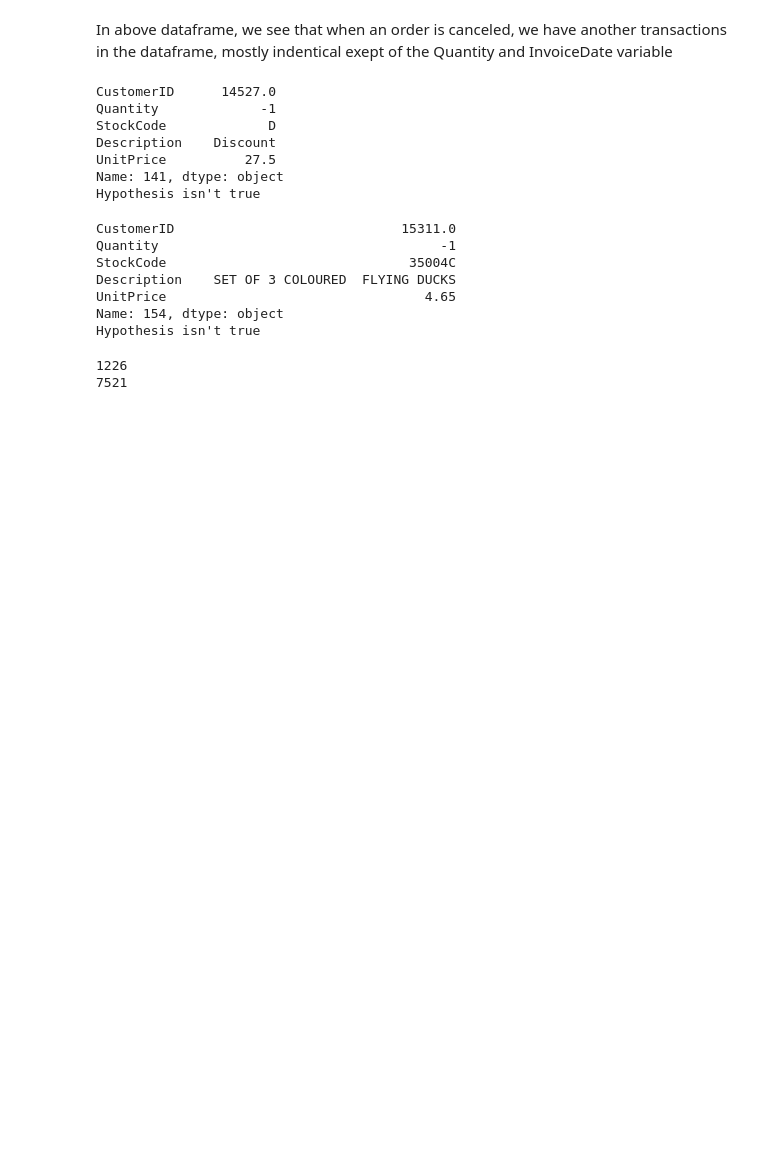
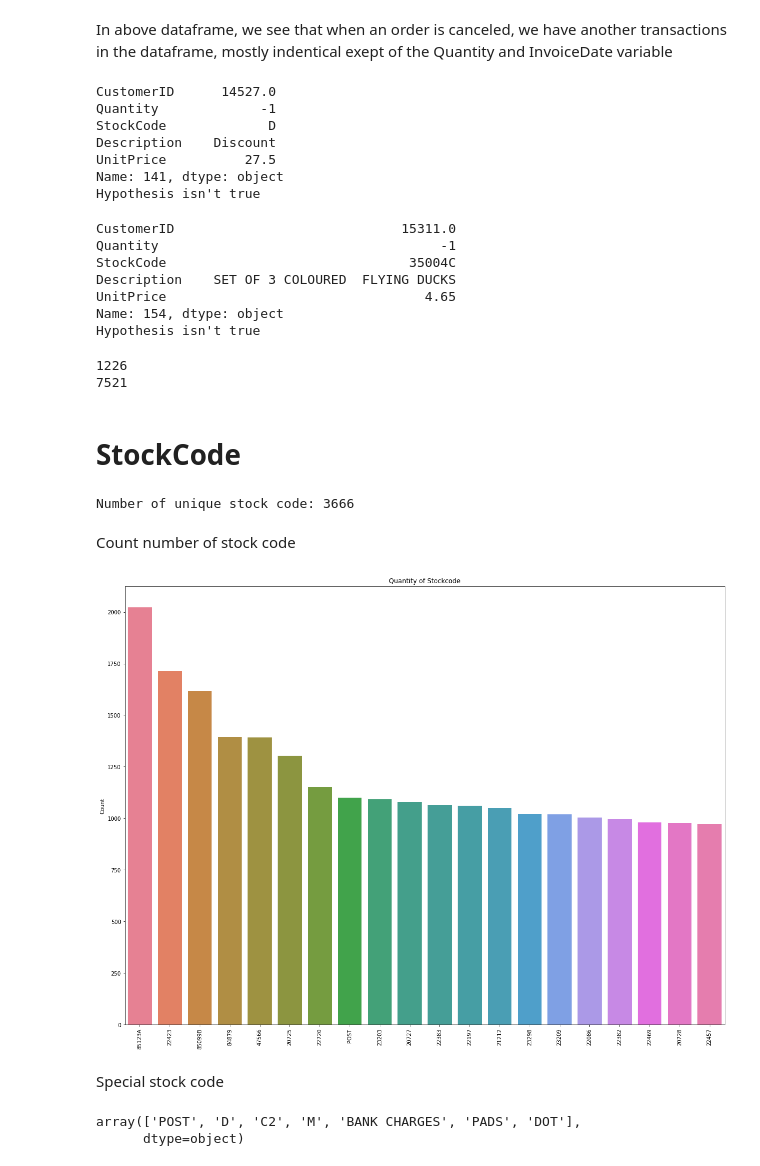
Before and after one commit to vukhanh09/customer_segmentation, a Jupyter notebook: src/EDA/EAD_Customer_Products.ipynb, the cells around one changed output. Cells and saved outputs as stored; diff of their text form; code cells hidden in the pictures; blank space fills up the shorter version.

```diff
--- a/src/EDA/EAD_Customer_Products.ipynb
+++ b/src/EDA/EAD_Customer_Products.ipynb
@@ -242,3 +245,33 @@ df_cleaned.drop(dobtfull_entry, axis=0, inplace=True)
 df_cleaned.drop(entry_to_remove, axis=0, inplace=True)
 # %%
 df_cleaned.to_csv('../dataset/df_cleaned.csv')
+# %% [markdown]
+# StockCode
+# %%
+df_cleaned = pd.read_csv('../dataset/df_cleaned.csv')
+# %%
+df_cleaned.drop(columns=['Unnamed: 0'],inplace=True)
+# %%
+print('Number of unique stock code:', df_cleaned['StockCode'].unique().shape[0])
+# %% [output]
+Number of unique stock code: 3666
+# %% [markdown]
+Count number of stock code
+# %%
+quantity_stock_code = df_cleaned['StockCode'].value_counts().sort_values(ascending=False)
+plt.figure(figsize=(20,15))
+sns.barplot(quantity_stock_code[:20].index,quantity_stock_code[:20].values,orient='v',palette="husl")
+plt.ylabel("Count")
+plt.title("Quantity of Stockcode")
+plt.xticks(rotation=90)
+plt.show()
+# %% [output]
+[figure, added]
+# %% [markdown]
+Special stock code
+# %%
+list_stock_code = df_cleaned[df_cleaned['StockCode'].str.contains('^[a-zA-Z]+', regex=True)]['StockCode'].unique()
+list_stock_code
+# %% [output]
+array(['POST', 'D', 'C2', 'M', 'BANK CHARGES', 'PADS', 'DOT'],
+      dtype=object)
```
Also changed, not shown: parts of 31 cells of this notebook.
